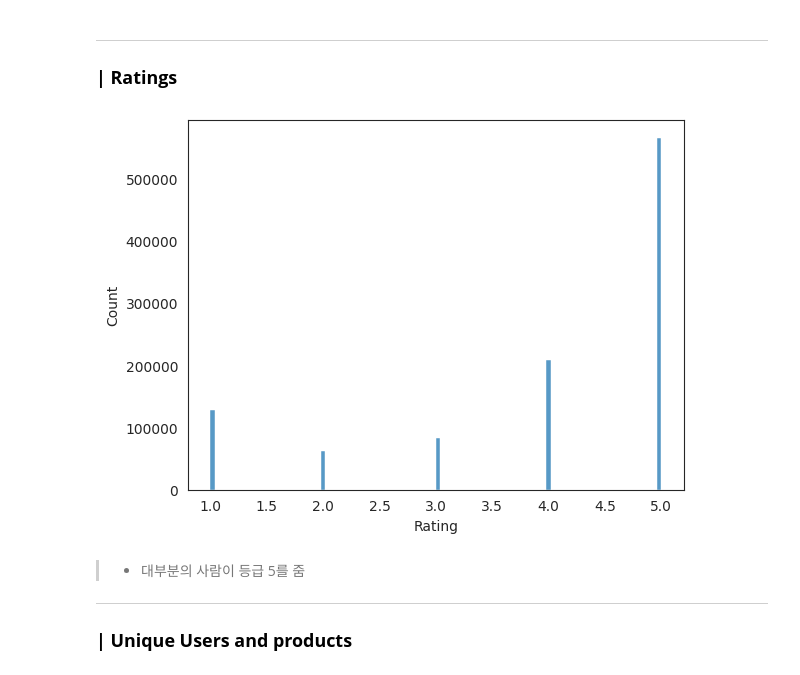
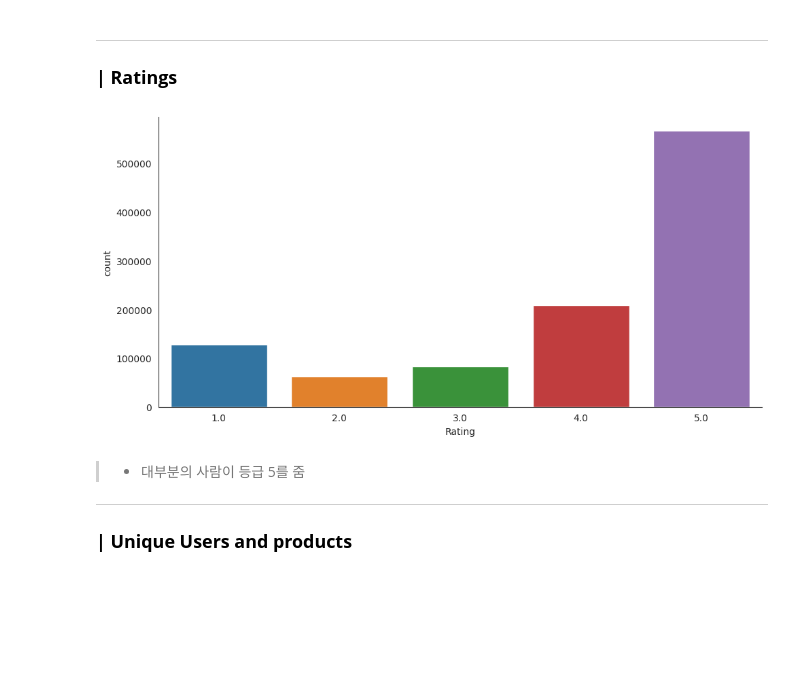
Before and after one commit to min207/2023-1-ESAA, a Jupyter notebook: ESAA230512_2.ipynb, the cells around one changed output. Cells and saved outputs as stored; diff of their text form; code cells hidden in the pictures; blank space fills up the shorter version.

```diff
--- a/ESAA230512_2.ipynb
+++ b/ESAA230512_2.ipynb
@@ -145,7 +145,6 @@ dtype: int64
 # %%
 # Check the distribution of the rating
 with sns.axes_style('white'):
-    g = sns.histplot(data=electronics_data, x = 'Rating')
-    #g.set_ylabels("Total number of ratings")
+  g = sns.catplot(data=electronics_data, x='Rating', aspect=2.0, kind='count')
 # %% [output]
-[figure, old version]
+[figure, new version]
```
Also changed, not shown: parts of 1 cell of this notebook.
